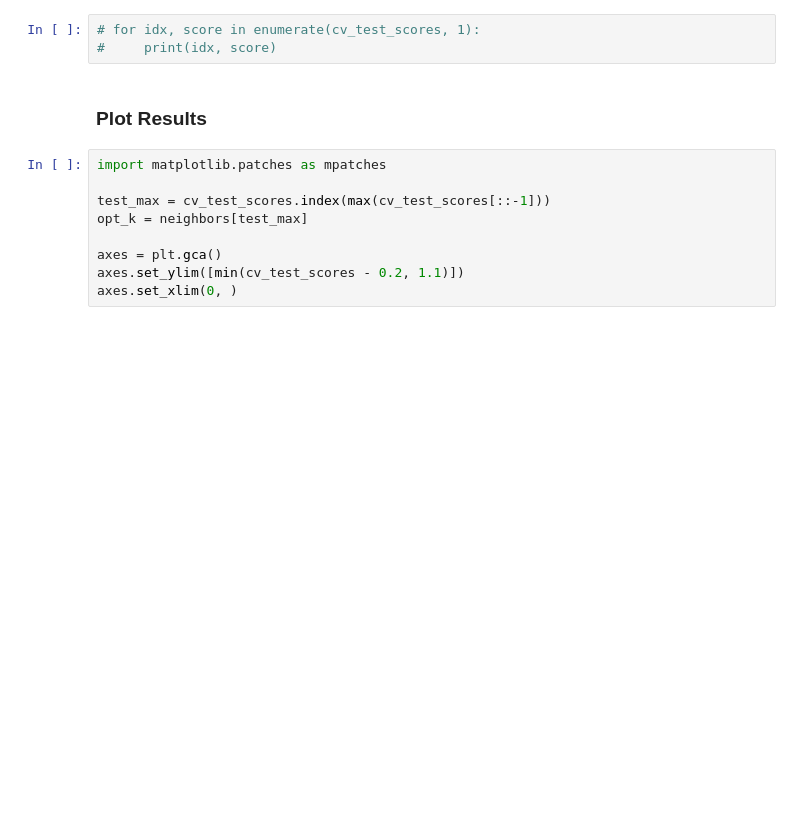
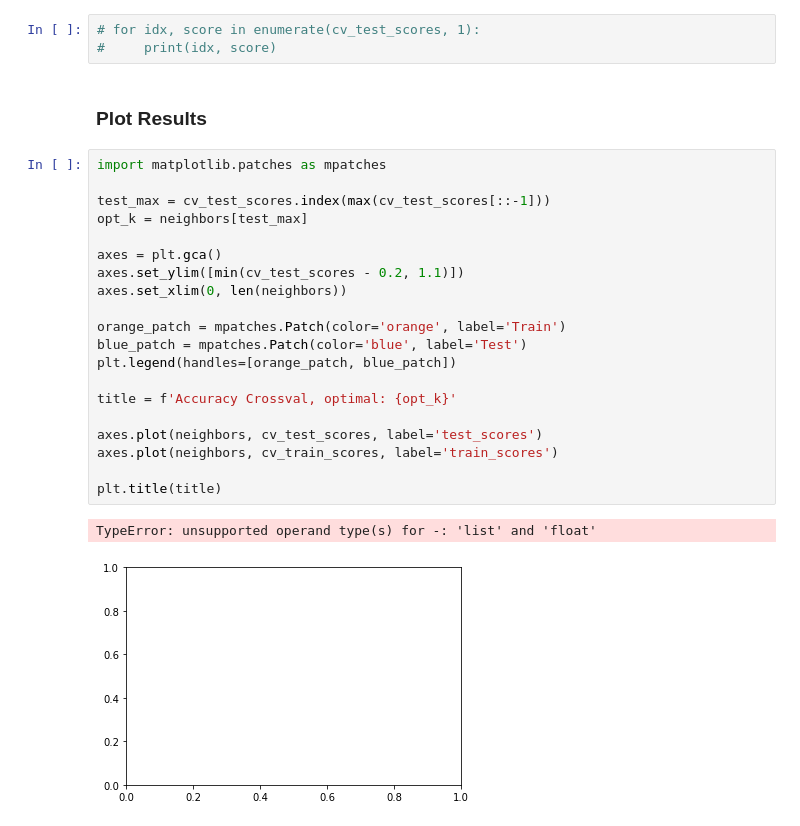
Before and after one commit to chenshi910814/dsi-premium-prep, a Jupyter notebook: src/stats/08_crossval_intuition/simple_crossval_and_ml_intuition.ipynb, the cells around one changed output. Cells and saved outputs as stored; diff of their text form; blank space fills up the shorter version.

```diff
--- a/src/stats/08_crossval_intuition/simple_crossval_and_ml_intuition.ipynb
+++ b/src/stats/08_crossval_intuition/simple_crossval_and_ml_intuition.ipynb
@@ -228,9 +228,23 @@ for k in neighbors:
 # %%
 import matplotlib.patches as mpatches
 
 test_max = cv_test_scores.index(max(cv_test_scores[::-1]))
 opt_k = neighbors[test_max]
 
 axes = plt.gca()
 axes.set_ylim([min(cv_test_scores - 0.2, 1.1)])
-axes.set_xlim(0, )
+axes.set_xlim(0, len(neighbors))
+
+orange_patch = mpatches.Patch(color='orange', label='Train')
+blue_patch = mpatches.Patch(color='blue', label='Test')
+plt.legend(handles=[orange_patch, blue_patch])
+
+title = f'Accuracy Crossval, optimal: {opt_k}'
+
+axes.plot(neighbors, cv_test_scores, label='test_scores')
+axes.plot(neighbors, cv_train_scores, label='train_scores')
+
+plt.title(title)
+# %% [output]
+TypeError: unsupported operand type(s) for -: 'list' and 'float'
+[figure, added]
```
